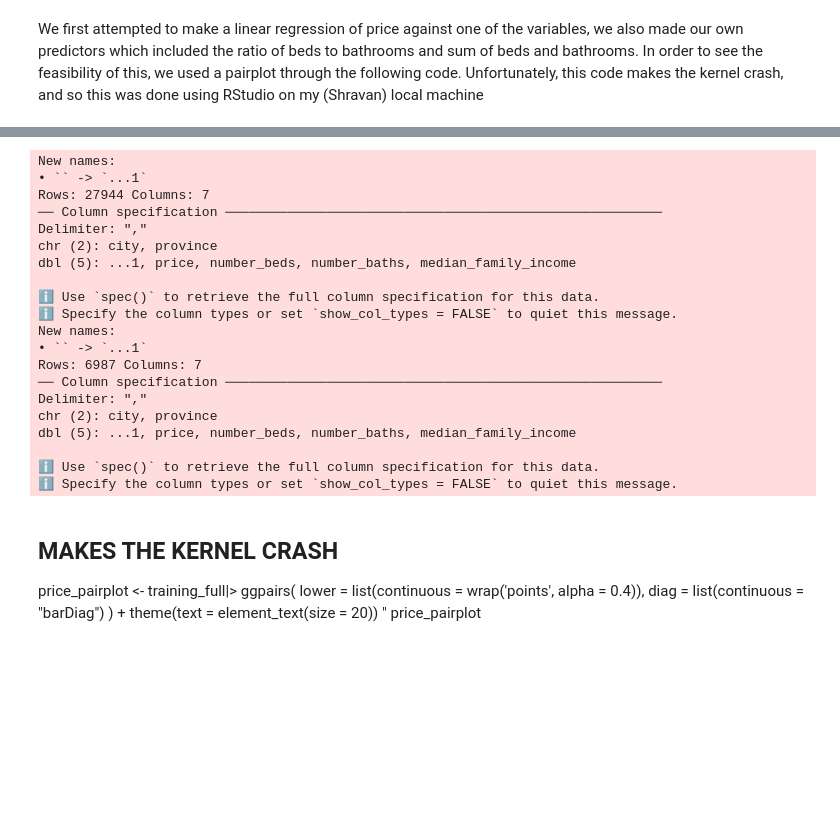
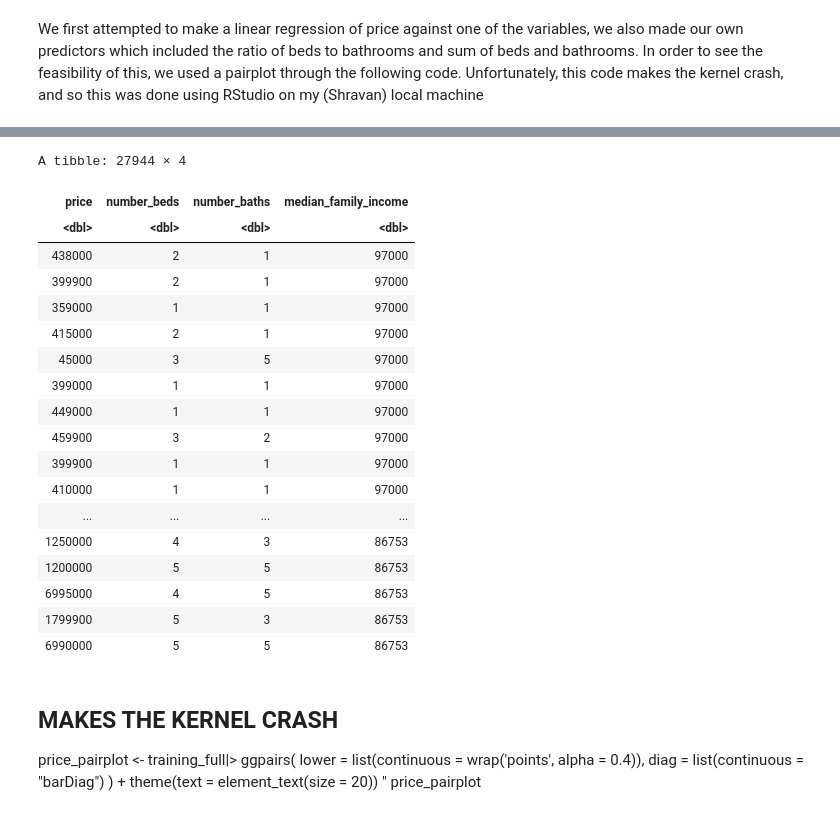
Before and after one commit to slappyslop/dsci-100-002-033, a Jupyter notebook: Group_project_report.ipynb, the cells around one changed output, grey strips where cells are left out. Drawn from its saved outputs; the diff is of its cells as text; code cells hidden in the pictures; blank space fills up the shorter version.

Commit message:
read in the original data, split the training and testing
did not get the same testing and training set, needs help.

```diff
--- a/Group_project_report.ipynb
+++ b/Group_project_report.ipynb
@@ -38,31 +87,31 @@ We first attempted to make a linear regression of price against one of the varia
 # %%
-training <- read_csv("data/training_csv")
-testing <- read_csv("data/testing.csv")
 training <- training |> select(-...1, -city, -province)
 testing <- testing |> select(-...1, -city, -province)
+
 training_full <- training |> mutate(sum = number_beds + number_baths, ratio = number_beds/number_baths, logprice = log(price))
 testing_full <- testing |> mutate(sum = number_beds + number_baths, ratio = number_beds/number_baths, logprice = log(price))
+
+training
 # %% [output]
-New names:
-• `` -> `...1`
-Rows: 27944 Columns: 7
-── Column specification ────────────────────────────────────────────────────────
-Delimiter: ","
-chr (2): city, province
-dbl (5): ...1, price, number_beds, number_baths, median_family_income
-
-ℹ Use `spec()` to retrieve the full column specification for this data.
-ℹ Specify the column types or set `show_col_types = FALSE` to quiet this message.
-New names:
-• `` -> `...1`
-Rows: 6987 Columns: 7
-── Column specification ────────────────────────────────────────────────────────
-Delimiter: ","
-chr (2): city, province
-dbl (5): ...1, price, number_beds, number_baths, median_family_income
-
-ℹ Use `spec()` to retrieve the full column specification for this data.
-ℹ Specify the column types or set `show_col_types = FALSE` to quiet this message.
+A tibble: 27944 × 4
+| price | number_beds | number_baths | median_family_income |
+| <dbl> | <dbl> | <dbl> | <dbl> |
+| 438000 | 2 | 1 | 97000 |
+| 399900 | 2 | 1 | 97000 |
+| 359000 | 1 | 1 | 97000 |
+| 415000 | 2 | 1 | 97000 |
+| 45000 | 3 | 5 | 97000 |
+| 399000 | 1 | 1 | 97000 |
+| 449000 | 1 | 1 | 97000 |
+| 459900 | 3 | 2 | 97000 |
+| 399900 | 1 | 1 | 97000 |
+| 410000 | 1 | 1 | 97000 |
+| ... | ... | ... | ... |
+| 1250000 | 4 | 3 | 86753 |
+| 1200000 | 5 | 5 | 86753 |
+| 6995000 | 4 | 5 | 86753 |
+| 1799900 | 5 | 3 | 86753 |
+| 6990000 | 5 | 5 | 86753 |
 # %% [markdown]
 ## MAKES THE KERNEL CRASH
 price_pairplot <- training_full|>
```
Also changed, not shown: parts of 9 cells of this notebook.
